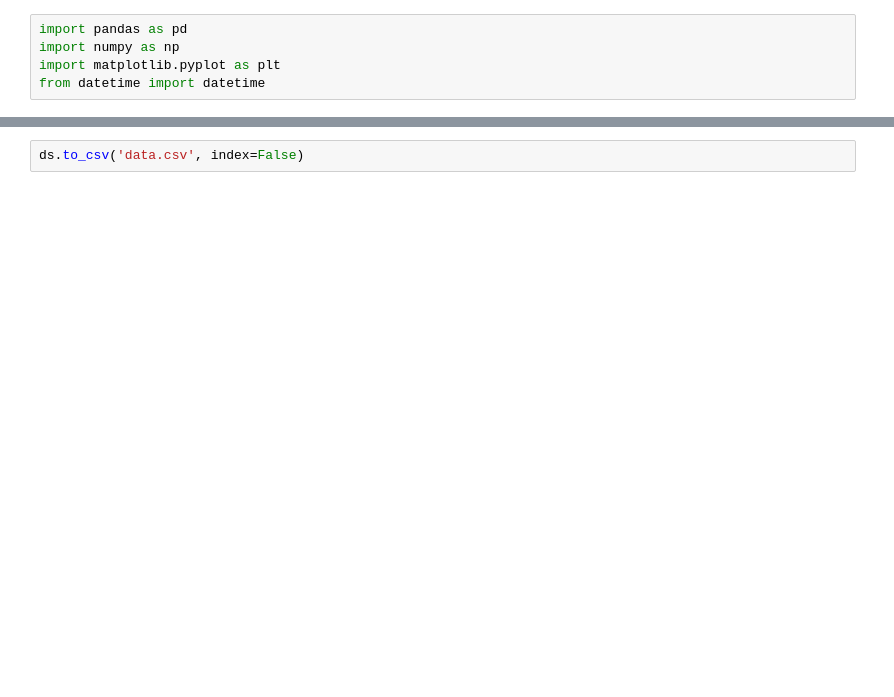
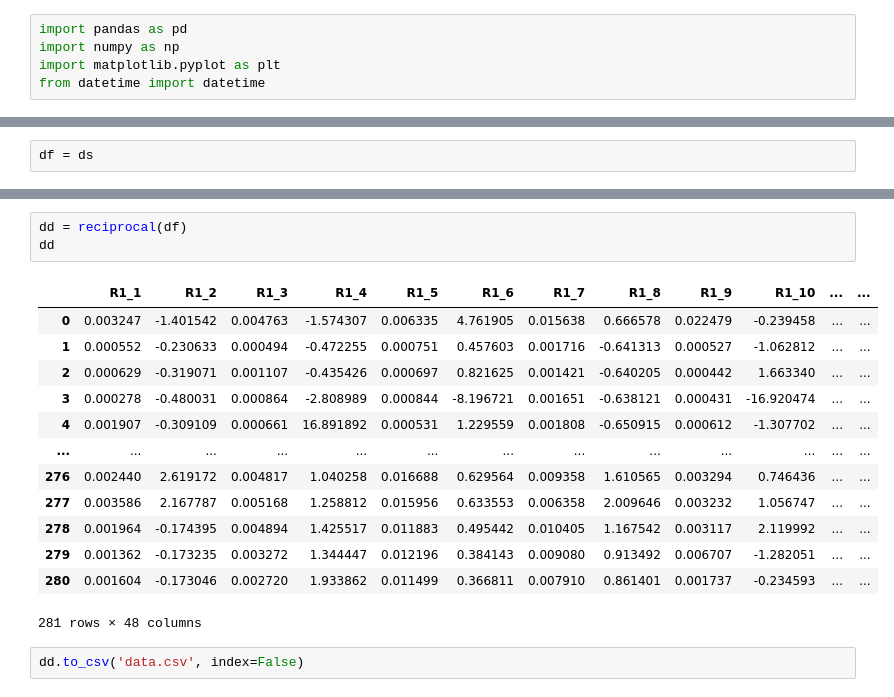
Before and after one commit to htsago/Sensorprobe, a Jupyter notebook: data_preprocessing.ipynb, the cells around one changed output, grey strips where cells are left out. Cells and saved outputs as stored; diff of their text form; blank space fills up the shorter version.

Commit message:
optimization of code / Data Cleaning

```diff
--- a/data_preprocessing.ipynb
+++ b/data_preprocessing.ipynb
@@ -161,0 +23,2 @@ ds
+# %%
+df = ds
@@ -162,2 +105,19 @@ ds
+# %%
+dd = reciprocal(df)
+dd
+# %% [output]
+|  | R1_1 | R1_2 | R1_3 | R1_4 | R1_5 | R1_6 | R1_7 | R1_8 | R1_9 | R1_10 | ... | ... |
+| 0 | 0.003247 | -1.401542 | 0.004763 | -1.574307 | 0.006335 | 4.761905 | 0.015638 | 0.666578 | 0.022479 | -0.239458 | ... | ... |
+| 1 | 0.000552 | -0.230633 | 0.000494 | -0.472255 | 0.000751 | 0.457603 | 0.001716 | -0.641313 | 0.000527 | -1.062812 | ... | ... |
+| 2 | 0.000629 | -0.319071 | 0.001107 | -0.435426 | 0.000697 | 0.821625 | 0.001421 | -0.640205 | 0.000442 | 1.663340 | ... | ... |
+| 3 | 0.000278 | -0.480031 | 0.000864 | -2.808989 | 0.000844 | -8.196721 | 0.001651 | -0.638121 | 0.000431 | -16.920474 | ... | ... |
+| 4 | 0.001907 | -0.309109 | 0.000661 | 16.891892 | 0.000531 | 1.229559 | 0.001808 | -0.650915 | 0.000612 | -1.307702 | ... | ... |
+| ... | ... | ... | ... | ... | ... | ... | ... | ... | ... | ... | ... | ... |
+| 276 | 0.002440 | 2.619172 | 0.004817 | 1.040258 | 0.016688 | 0.629564 | 0.009358 | 1.610565 | 0.003294 | 0.746436 | ... | ... |
+| 277 | 0.003586 | 2.167787 | 0.005168 | 1.258812 | 0.015956 | 0.633553 | 0.006358 | 2.009646 | 0.003232 | 1.056747 | ... | ... |
+| 278 | 0.001964 | -0.174395 | 0.004894 | 1.425517 | 0.011883 | 0.495442 | 0.010405 | 1.167542 | 0.003117 | 2.119992 | ... | ... |
+| 279 | 0.001362 | -0.173235 | 0.003272 | 1.344447 | 0.012196 | 0.384143 | 0.009080 | 0.913492 | 0.006707 | -1.282051 | ... | ... |
+| 280 | 0.001604 | -0.173046 | 0.002720 | 1.933862 | 0.011499 | 0.366811 | 0.007910 | 0.861401 | 0.001737 | -0.234593 | ... | ... |
+281 rows × 48 columns
 # %%
-ds.to_csv('data.csv', index=False)
+dd.to_csv('data.csv', index=False)
```
Also changed, not shown: parts of 24 cells of this notebook, 2 other files.
